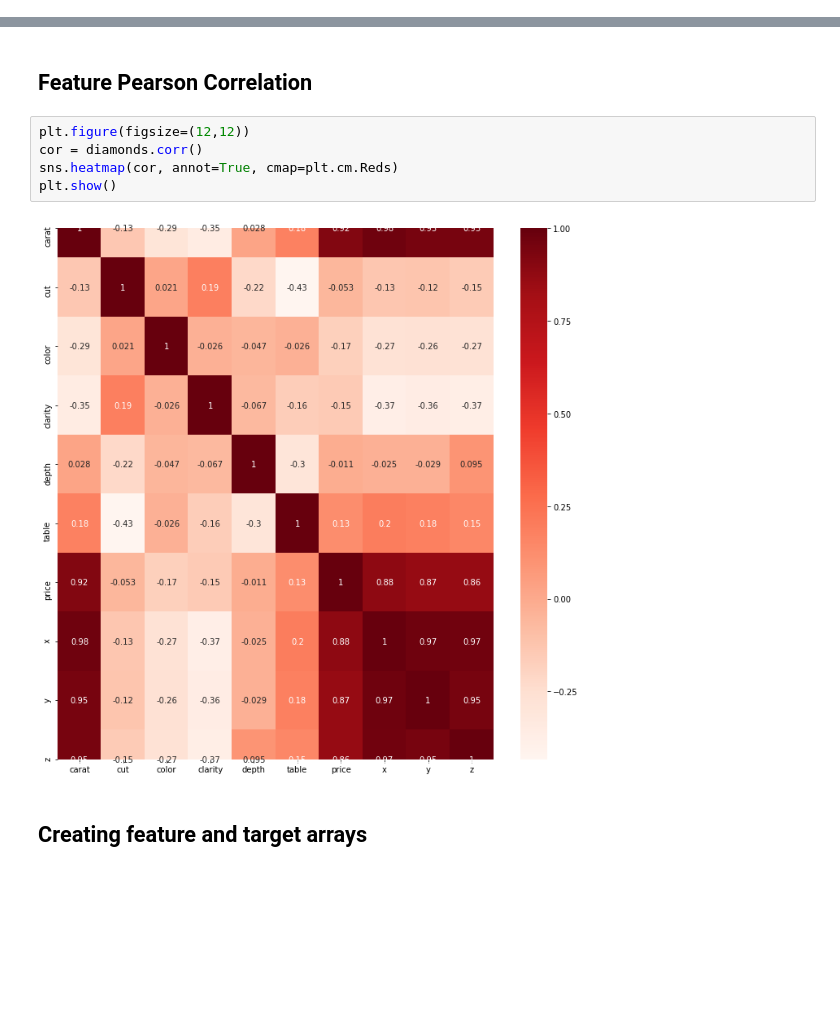
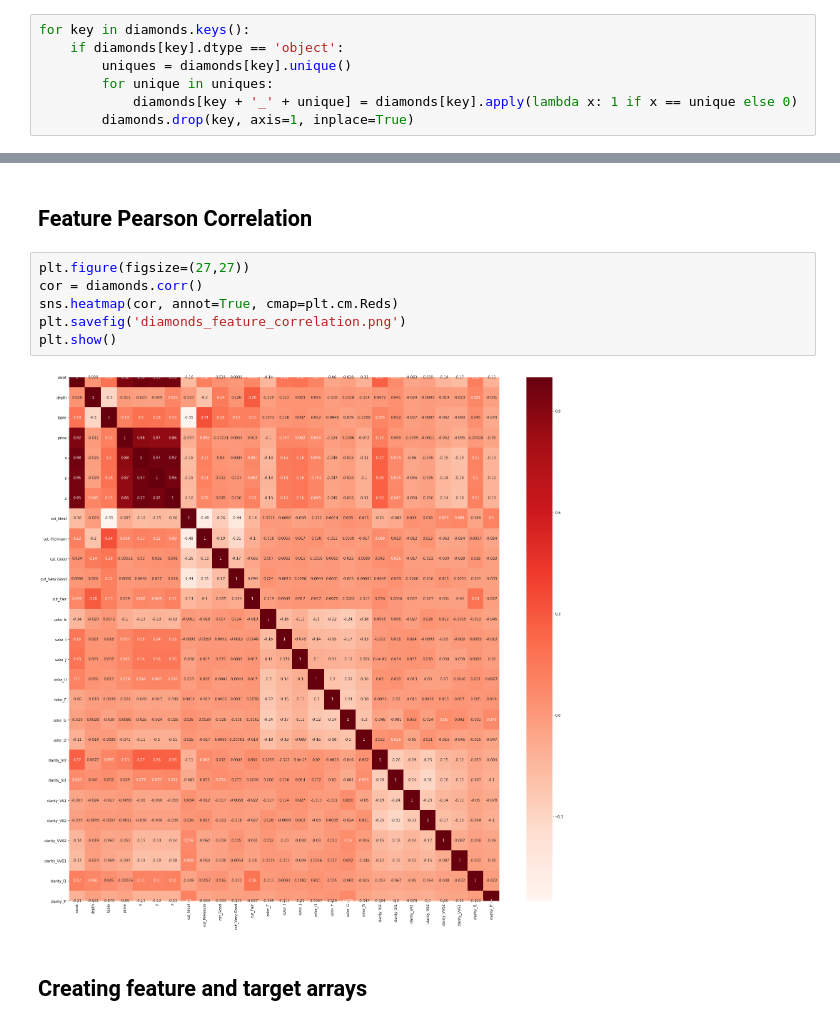
Before and after one commit to theGreatRaphael/ML_Task1, a Jupyter notebook: diamonds.ipynb, the cells around one changed output, grey strips where cells are left out. Drawn from its saved outputs; the diff is of its cells as text; blank space fills up the shorter version.

```diff
--- a/diamonds.ipynb
+++ b/diamonds.ipynb
@@ -54,3 +56,10 @@ diamonds['clarity'] = diamonds['clarity'].apply(lambda x: clarities.index(x))
+# %%
+for key in diamonds.keys():
+    if diamonds[key].dtype == 'object':
+        uniques = diamonds[key].unique()
+        for unique in uniques:
+            diamonds[key + '_' + unique] = diamonds[key].apply(lambda x: 1 if x == unique else 0)
+        diamonds.drop(key, axis=1, inplace=True)
 # %%
 diamonds.info()
 # %% [output]
@@ -72,12 +83,13 @@ memory usage: 4.1 MB
 # %% [markdown]
 ## Feature Pearson Correlation
 # %%
-plt.figure(figsize=(12,12))
+plt.figure(figsize=(27,27))
 cor = diamonds.corr()
 sns.heatmap(cor, annot=True, cmap=plt.cm.Reds)
+plt.savefig('diamonds_feature_correlation.png')
 plt.show()
 # %% [output]
-[figure, old version]
+[figure, new version]
 # %% [markdown]
 ## Creating feature and target arrays
 # %% [markdown]
```
Also changed, not shown: parts of 17 cells of this notebook.
